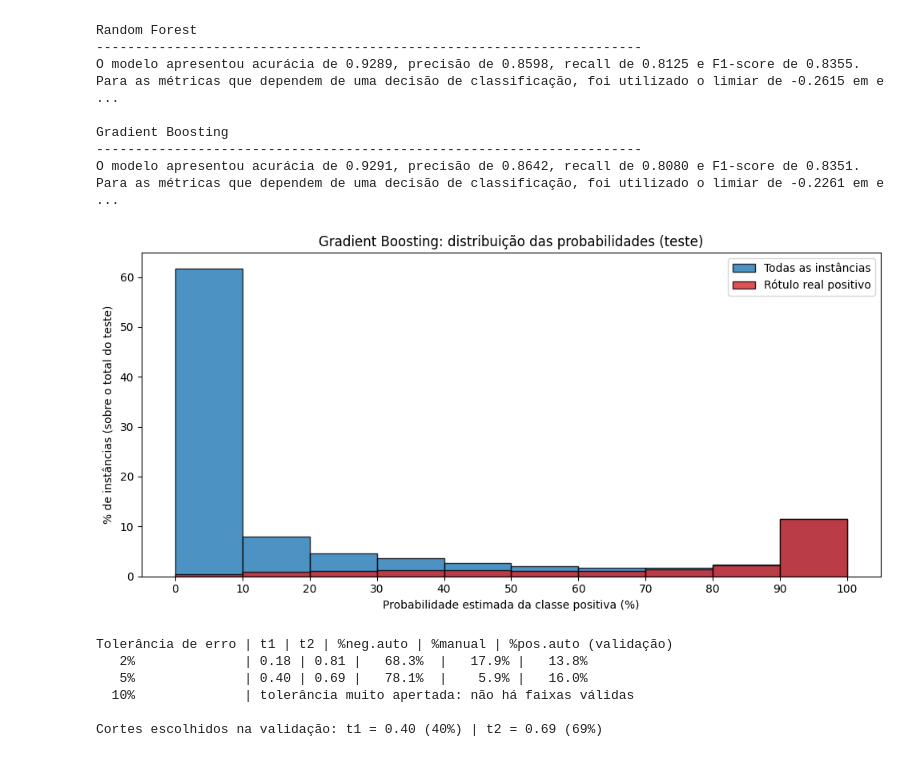
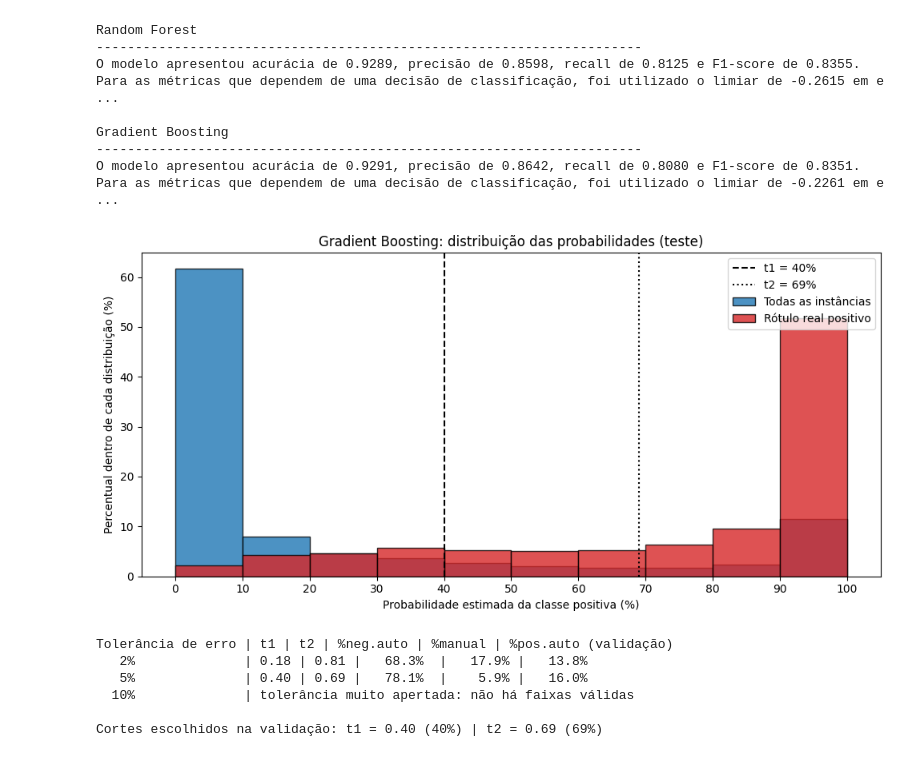
Before and after one commit to luana-mk/Predictive-Classification, a Jupyter notebook: financas/main.ipynb, the cells around one changed output. Drawn from its saved outputs; the diff is of its cells as text; code cells hidden in the pictures.

```diff
--- a/financas/main.ipynb
+++ b/financas/main.ipynb
@@ -672,48 +624,54 @@ import numpy as np
 import matplotlib.pyplot as plt
 
 def histograma_probabilidades(prob, y_real, largura=10, cortes=None, titulo=""):
-    p = np.asarray(prob) * 100          # probabilidade em %
+    p = np.asarray(prob) * 100
     y = np.asarray(y_real)
 
-    # bordas dos intervalos (a última sempre termina em 100)
+
     bordas = np.arange(0, 100 + 1e-9, largura)
     if bordas[-1] < 100:
         bordas = np.append(bordas, 100)
 
-    total = len(p)                       # MESMO denominador para azul e vermelho
-    cont_todas, _ = np.histogram(p, bins=bordas)        # azul: todas as instâncias
-    cont_pos, _   = np.histogram(p[y == 1], bins=bordas) # vermelho: só rótulo real positivo
+    total = len(p)
+    total_positivos = np.sum(y == 1)
+    cont_todas, _ = np.histogram(p, bins=bordas)
+    cont_pos, _ = np.histogram(p[y == 1], bins=bordas)
     perc_todas = cont_todas / total * 100
-    perc_pos   = cont_pos   / total * 100
+    perc_pos = cont_pos / total_positivos * 100
 
-    assert cont_todas.sum() == total     # cada instância está em exatamente 1 intervalo
+    assert cont_todas.sum() == total
 
     fig, ax = plt.subplots(figsize=(10, 5))
     larguras = np.diff(bordas)
     ax.bar(bordas[:-1], perc_todas, width=larguras, align="edge",
            color="tab:blue", edgecolor="black", alpha=0.8,
            label="Todas as instâncias")
     ax.bar(bordas[:-1], perc_pos, width=larguras, align="edge",
            color="tab:red", edgecolor="black", alpha=0.8,
            label="Rótulo real positivo")
 
-    if cortes is not None:               # linhas dos cortes t1 e t2 (item ix)
+    if cortes is not None:
         t1, t2 = cortes
         ax.axvline(t1 * 100, color="black", linestyle="--", label=f"t1 = {t1*100:.0f}%")
         ax.axvline(t2 * 100, color="black", linestyle=":",  label=f"t2 = {t2*100:.0f}%")
 
     ax.set_xticks(bordas)
     ax.set_xlabel("Probabilidade estimada da classe positiva (%)")
-    ax.set_ylabel("% de instâncias (sobre o total do teste)")
+    ax.set_ylabel("Percentual dentro de cada distribuição (%)")
     ax.set_title(titulo)
     ax.legend()
     plt.tight_layout()
     plt.show()
 
-histograma_probabilidades(prob_classe1_gb, y_test, largura=10,
-                          titulo="Gradient Boosting: distribuição das probabilidades (teste)")
+histograma_probabilidades(
+    prob_classe1_gb,
+    y_test,
+    largura=10,
+    cortes=(T1, T2),
+    titulo="Gradient Boosting: distribuição das probabilidades (teste)"
+)
 # %% [output]
-[figure, old version]
+[figure, new version]
 # %%
 from sklearn.model_selection import cross_val_predict
 
```
Also changed, not shown: parts of 13 cells of this notebook.
